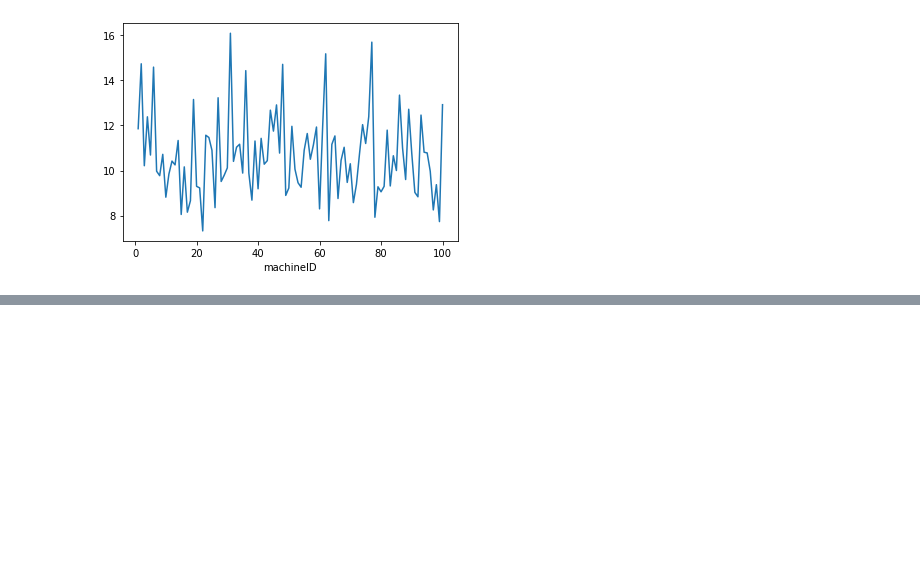
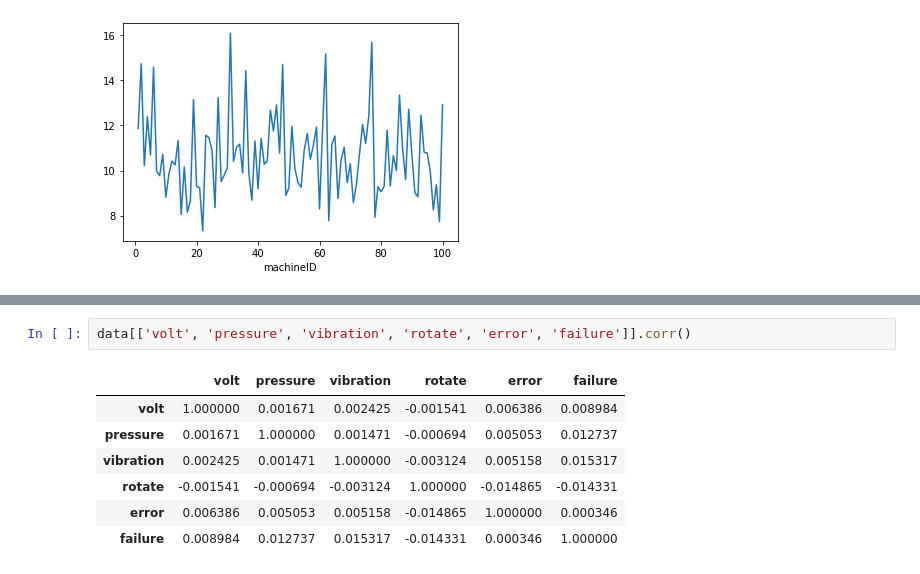
Before and after one commit to EsmirMes/virtualitics-hackathon, a Jupyter notebook: preprocess.ipynb, the cells around one changed output, grey strips where cells are left out. Drawn from its saved outputs; the diff is of its cells as text; blank space fills up the shorter version.

```diff
--- a/preprocess.ipynb
+++ b/preprocess.ipynb
@@ -117,0 +114,10 @@ failures.tail(50)
+# %%
+data[['volt', 'pressure', 'vibration', 'rotate', 'error', 'failure']].corr()
+# %% [output]
+|  | volt | pressure | vibration | rotate | error | failure |
+| volt | 1.000000 | 0.001671 | 0.002425 | -0.001541 | 0.006386 | 0.008984 |
+| pressure | 0.001671 | 1.000000 | 0.001471 | -0.000694 | 0.005053 | 0.012737 |
+| vibration | 0.002425 | 0.001471 | 1.000000 | -0.003124 | 0.005158 | 0.015317 |
+| rotate | -0.001541 | -0.000694 | -0.003124 | 1.000000 | -0.014865 | -0.014331 |
+| error | 0.006386 | 0.005053 | 0.005158 | -0.014865 | 1.000000 | 0.000346 |
+| failure | 0.008984 | 0.012737 | 0.015317 | -0.014331 | 0.000346 | 1.000000 |
```
Also changed, not shown: parts of 15 cells of this notebook.
